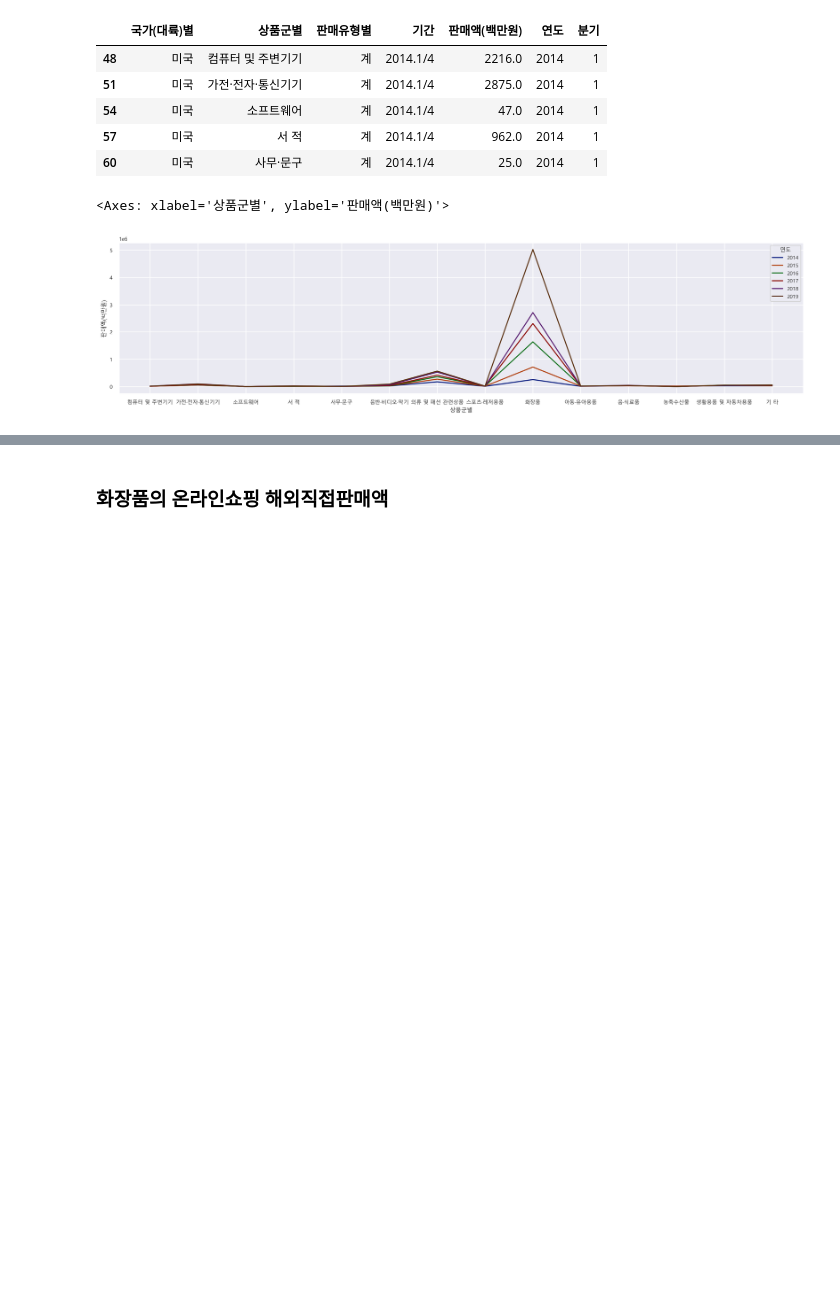
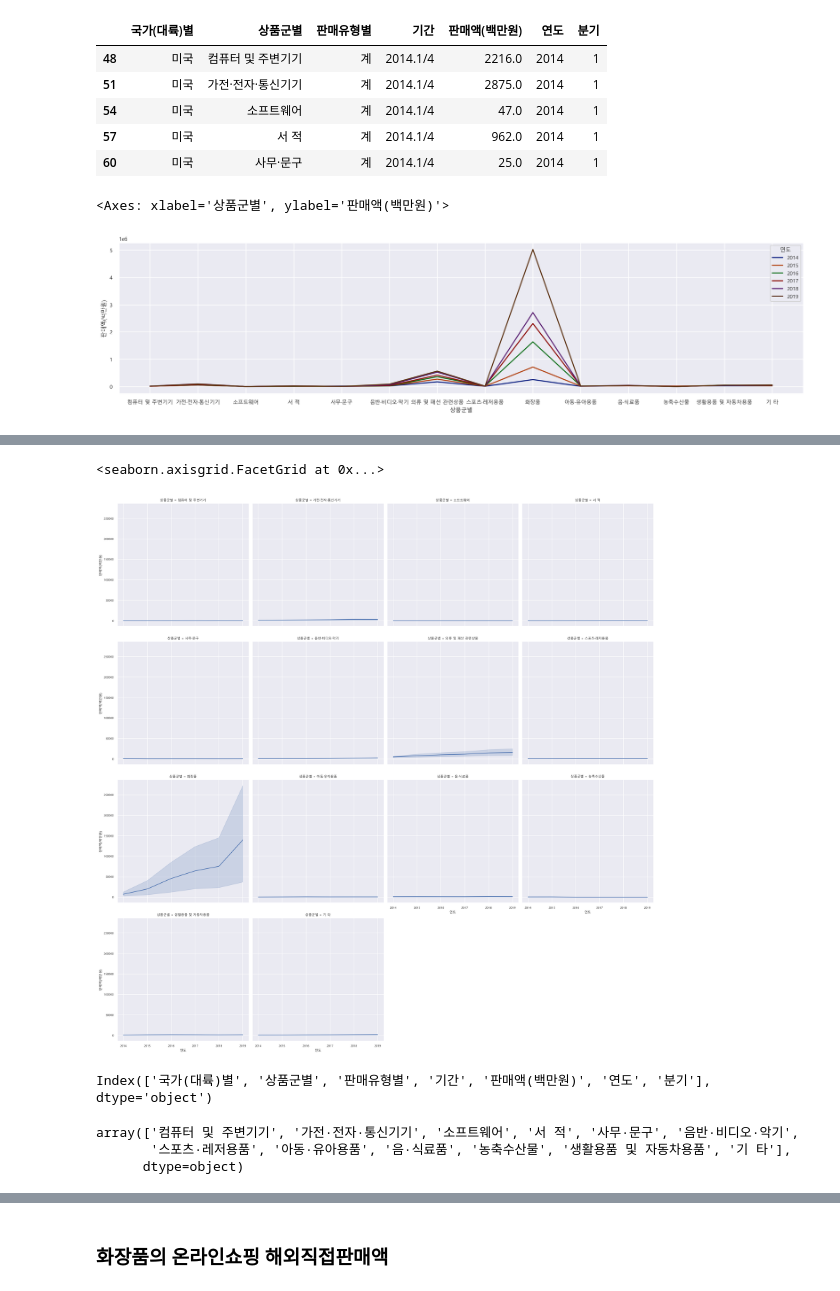
Before and after one commit to corazzon/boostcourse-ds-510, a Jupyter notebook: k-beauty-oversea-online-sale-input.ipynb, the cells around one changed output, grey strips where cells are left out. Saved outputs shown, nothing was run; the diff lists cells and outputs as text; code cells hidden in the pictures; blank space fills up the shorter version.

```diff
--- a/k-beauty-oversea-online-sale-input.ipynb
+++ b/k-beauty-oversea-online-sale-input.ipynb
@@ -280,2 +276,15 @@ sns.lineplot(df_total[df_total["연도"] == 2019],
+# %%
+sns.relplot(df_total,
+            x="연도",
+            y="판매액(백만원)",
+            col="상품군별",
+            col_wrap=4,
+            kind="line")
+# %% [output]
+<seaborn.axisgrid.FacetGrid at 0x...>
+[figure, added]
 # %%
 # df_sub
+df_total.columns
+# %% [output]
+Index(['국가(대륙)별', '상품군별', '판매유형별', '기간', '판매액(백만원)', '연도', '분기'], dtype='object')
@@ -283,0 +291,7 @@ sns.lineplot(df_total[df_total["연도"] == 2019],
+# %%
+df_sub = df_total[~df_total["상품군별"].isin(["화장품", "의류 및 패션 관련상품"])]
+df_sub["상품군별"].unique()
+# %% [output]
+array(['컴퓨터 및 주변기기', '가전·전자·통신기기', '소프트웨어', '서 적', '사무·문구', '음반·비디오·악기',
+       '스포츠·레저용품', '아동·유아용품', '음·식료품', '농축수산물', '생활용품 및 자동차용품', '기 타'],
+      dtype=object)
```
Also changed, not shown: parts of 32 cells of this notebook, 1 other file.
